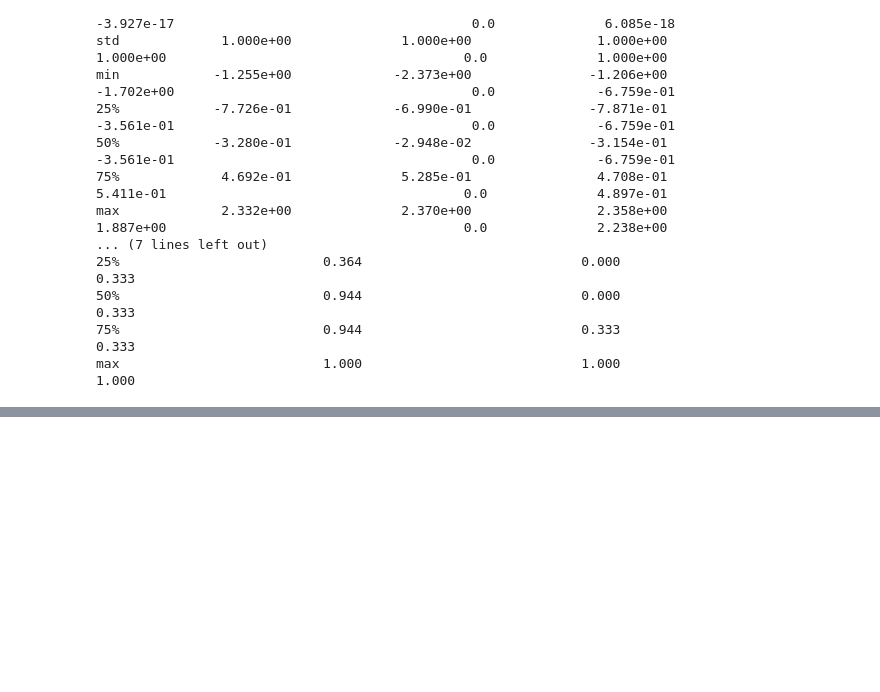
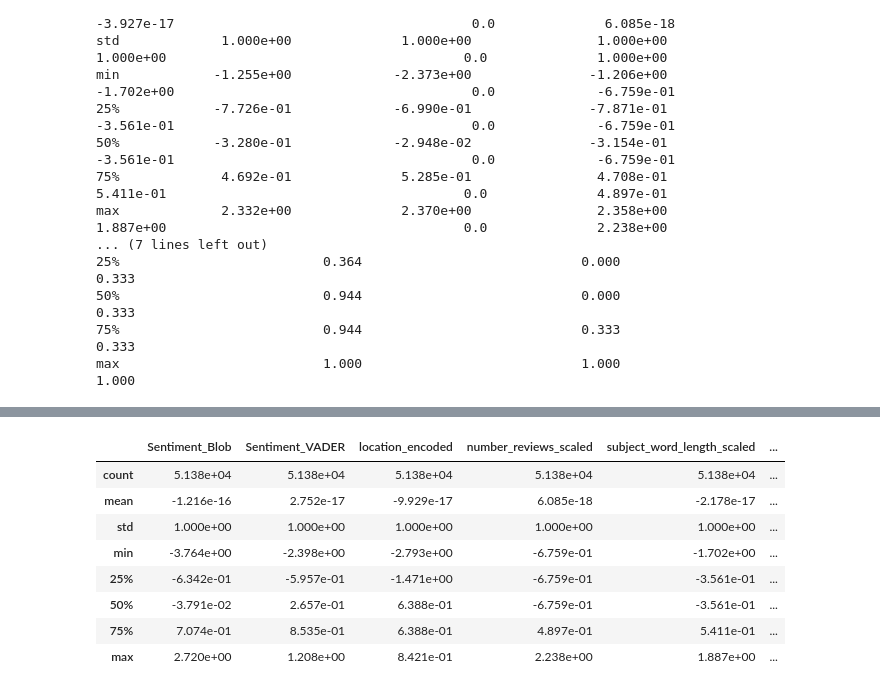
Before and after one commit to Nina1007/Supply_Chain_2024_DS, a Jupyter notebook: feature_selection.ipynb, the cells around one changed output, grey strips where cells are left out. Saved outputs shown, nothing was run; the diff lists cells and outputs as text; code cells hidden in the pictures; blank space fills up the shorter version.

```diff
--- a/feature_selection.ipynb
+++ b/feature_selection.ipynb
@@ -2809,0 +2634,75 @@ ValueError: could not convert string to float: 'Verified'
+# %%
+def standardize_selected_features(train_df, test_df, final_features):
+    """
+    Standardize the final selected features for model building
+    Parameters:
+        train_df: training dataframe
+        test_df: testing dataframe
+        final_features: list of features to keep from multicollinearity check
+    Returns:
+        X_train_std: standardized training features
+        X_test_std: standardized test features
+        y_train: training target
+        y_test: testing target
+    """
+    # Initialize the scaler
+    scaler = StandardScaler()
+
+    # Separate features and target
+    X_train = train_df[final_features].copy()
+    X_test = test_df[final_features].copy()
+    y_train = train_df['rating']
+    y_test = test_df['rating']
+
+    # Fit and transform training data
+    X_train_std = pd.DataFrame(
+        scaler.fit_transform(X_train),
+        columns=X_train.columns,
+        index=X_train.index
+    )
+
+    # Transform test data using the same scaler
+    X_test_std = pd.DataFrame(
+        scaler.transform(X_test),
+        columns=X_test.columns,
+        index=X_test.index
+    )
+
+    # Verify standardization results
+    print("Verification of Standardization:")
+    print("=" * 50)
+    print("\nTraining Data Statistics:")
+    print("-" * 30)
+    display(X_train_std.describe())
+
+    # Verify means are close to 0 and std close to 1
+    train_means = X_train_std.mean()
+    train_stds = X_train_std.std()
+
+    print("\nStandardization Check:")
+    print("-" * 30)
+    verification_df = pd.DataFrame({
+        'mean': train_means,
+        'std': train_stds
+    })
+    display(verification_df)
+
+    print("\nPreview of standardized training data:")
+    print("-" * 30)
+    display(X_train_std.head())
+
+    return X_train_std, X_test_std, y_train, y_test
+
+# Standardize the features
+X_train_std, X_test_std, y_train, y_test = standardize_selected_features(
+    train_df,
+    test_df,
+    final_features
+)
+
+print("\nFinal shapes:")
+print(f"X_train: {X_train_std.shape}")
+print(f"X_test: {X_test_std.shape}")
+print(f"y_train: {y_train.shape}")
+print(f"y_test: {y_test.shape}")
+# %% [output]
@@ -2809,0 +2714,9 @@ ValueError: could not convert string to float: 'Verified'
+|  | Sentiment_Blob | Sentiment_VADER | location_encoded | number_reviews_scaled | subject_word_length_scaled | ... |
+| count | 5.138e+04 | 5.138e+04 | 5.138e+04 | 5.138e+04 | 5.138e+04 | ... |
+| mean | -1.216e-16 | 2.752e-17 | -9.929e-17 | 6.085e-18 | -2.178e-17 | ... |
+| std | 1.000e+00 | 1.000e+00 | 1.000e+00 | 1.000e+00 | 1.000e+00 | ... |
+| min | -3.764e+00 | -2.398e+00 | -2.793e+00 | -6.759e-01 | -1.702e+00 | ... |
+| 25% | -6.342e-01 | -5.957e-01 | -1.471e+00 | -6.759e-01 | -3.561e-01 | ... |
+| 50% | -3.791e-02 | 2.657e-01 | 6.388e-01 | -6.759e-01 | -3.561e-01 | ... |
+| 75% | 7.074e-01 | 8.535e-01 | 6.388e-01 | 4.897e-01 | 5.411e-01 | ... |
+| max | 2.720e+00 | 1.208e+00 | 8.421e-01 | 2.238e+00 | 1.887e+00 | ... |
```
Also changed, not shown: parts of 50 cells of this notebook.
